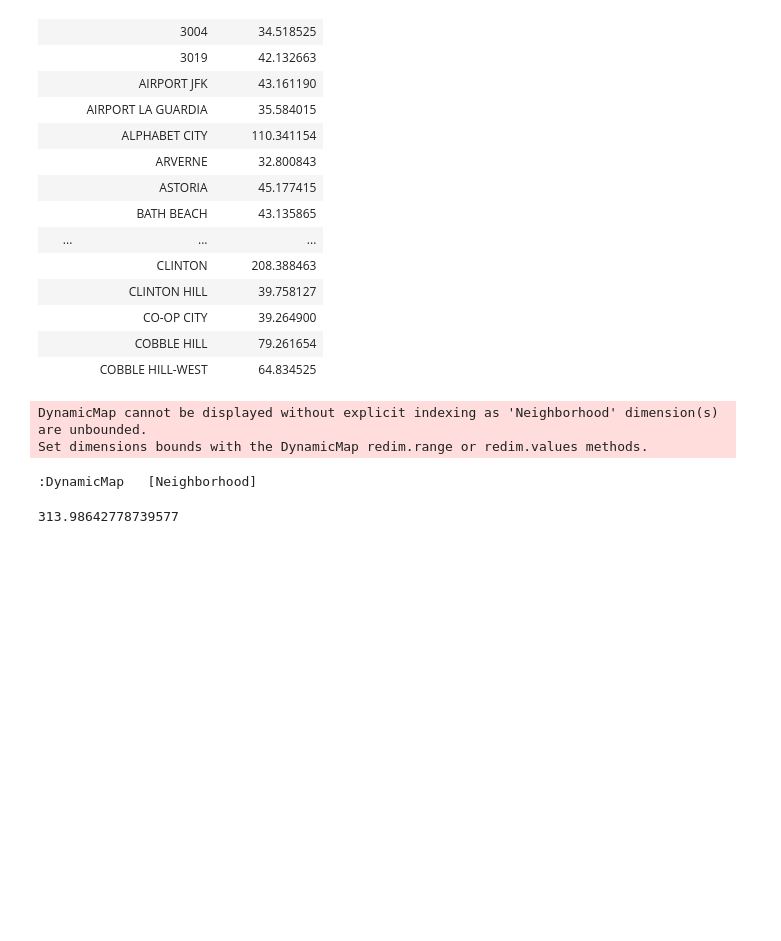
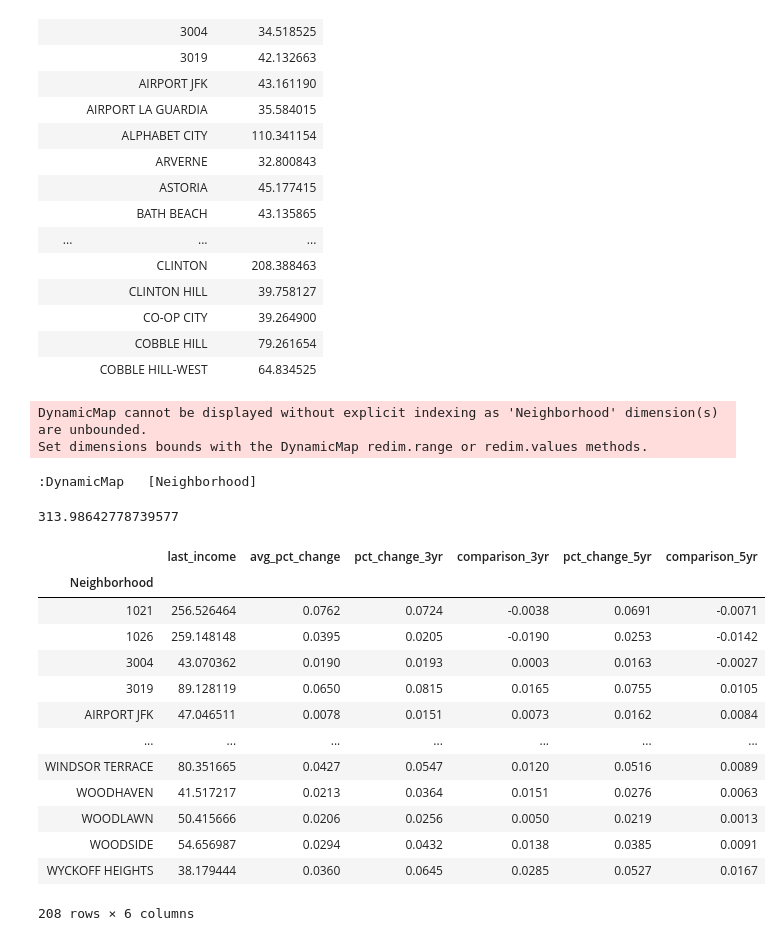
Before and after one commit to ekuo651/NYC-RE-Neighborhood-Trends, a Jupyter notebook: function_income_2009-2016.ipynb, the cells around one changed output. Saved outputs shown, nothing was run; the diff lists cells and outputs as text; code cells hidden in the pictures; blank space fills up the shorter version.

Commit message:
edited income csv

```diff
--- a/function_income_2009-2016.ipynb
+++ b/function_income_2009-2016.ipynb
@@ -237,8 +237,24 @@ def cumulative_income_stats(Neighborhood):
 # %%
 nyc_stats = {}
 for Neighborhood in income_neighborhood_reset['Neighborhood']:
     nyc_stats[Neighborhood] = cumulative_income_stats(Neighborhood)
 
-nyc_stats_df = pd.DataFrame(nyc_stats).transpose().reset_index()
-nyc_stats_df.columns=(['neighborhood','last_income','avg_pct_change', 'pct_change_3yr', 'comparison_3yr', 'pct_change_5yr', 'comparison_5yr'])
-nyc_stats_df.to_csv('Data/Income/income_data.csv')
+nyc_stats_df = pd.DataFrame(nyc_stats).transpose()
+nyc_stats_df.columns=(['last_income','avg_pct_change', 'pct_change_3yr', 'comparison_3yr', 'pct_change_5yr', 'comparison_5yr'])
+nyc_stats_df.index.name = "Neighborhood"
+nyc_stats_df
+# %% [output]
+|  | last_income | avg_pct_change | pct_change_3yr | comparison_3yr | pct_change_5yr | comparison_5yr |
+| Neighborhood |  |  |  |  |  |  |
+| 1021 | 256.526464 | 0.0762 | 0.0724 | -0.0038 | 0.0691 | -0.0071 |
+| 1026 | 259.148148 | 0.0395 | 0.0205 | -0.0190 | 0.0253 | -0.0142 |
+| 3004 | 43.070362 | 0.0190 | 0.0193 | 0.0003 | 0.0163 | -0.0027 |
+| 3019 | 89.128119 | 0.0650 | 0.0815 | 0.0165 | 0.0755 | 0.0105 |
+| AIRPORT JFK | 47.046511 | 0.0078 | 0.0151 | 0.0073 | 0.0162 | 0.0084 |
+| ... | ... | ... | ... | ... | ... | ... |
+| WINDSOR TERRACE | 80.351665 | 0.0427 | 0.0547 | 0.0120 | 0.0516 | 0.0089 |
+| WOODHAVEN | 41.517217 | 0.0213 | 0.0364 | 0.0151 | 0.0276 | 0.0063 |
+| WOODLAWN | 50.415666 | 0.0206 | 0.0256 | 0.0050 | 0.0219 | 0.0013 |
+| WOODSIDE | 54.656987 | 0.0294 | 0.0432 | 0.0138 | 0.0385 | 0.0091 |
+| WYCKOFF HEIGHTS | 38.179444 | 0.0360 | 0.0645 | 0.0285 | 0.0527 | 0.0167 |
+208 rows × 6 columns
```
Also changed, not shown: parts of 1 cell of this notebook, 1 other file.
